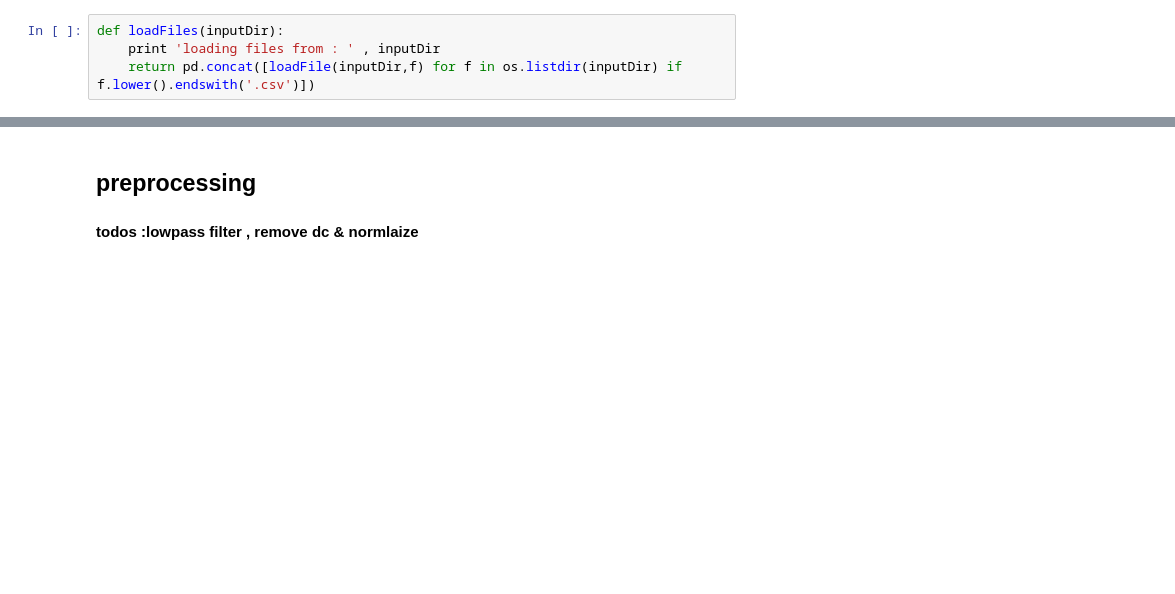
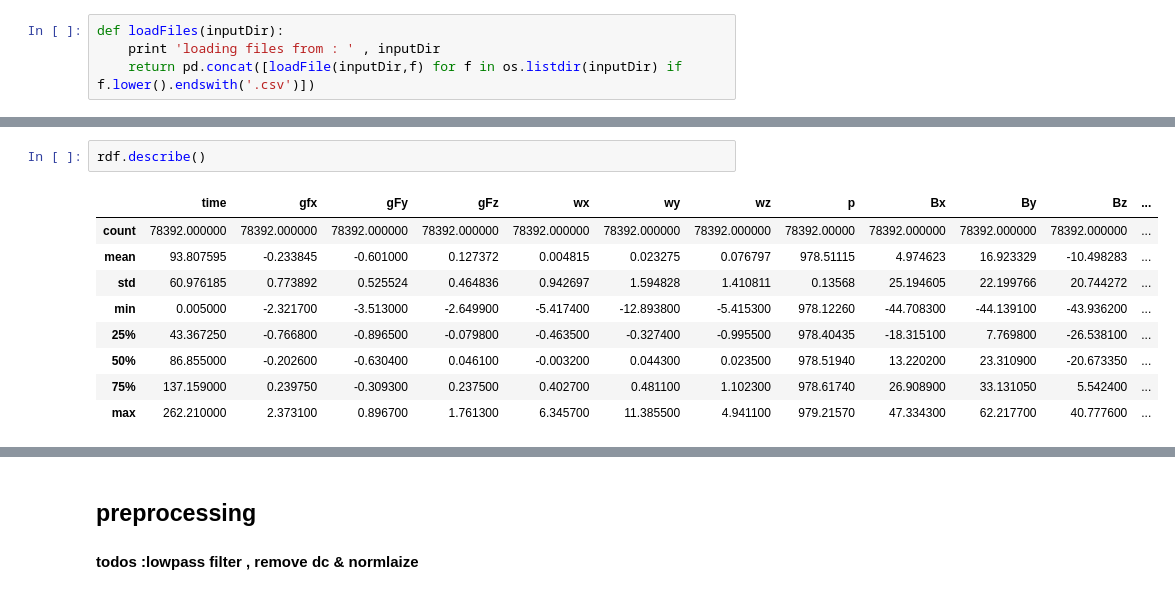
Before and after one commit to yuvalsolaz/modetection, a Jupyter notebook: model/whereIsMyPhone.ipynb, the cells around one changed output, grey strips where cells are left out. Saved outputs shown, nothing was run; the diff lists cells and outputs as text; blank space fills up the shorter version.

```diff
--- a/model/whereIsMyPhone.ipynb
+++ b/model/whereIsMyPhone.ipynb
@@ -56,3 +56,15 @@ rdf.head()
+# %%
+rdf.describe()
+# %% [output]
+|  | time | gfx | gFy | gFz | wx | wy | wz | p | Bx | By | Bz | ... |
+| count | 78392.000000 | 78392.000000 | 78392.000000 | 78392.000000 | 78392.000000 | 78392.000000 | 78392.000000 | 78392.00000 | 78392.000000 | 78392.000000 | 78392.000000 | ... |
+| mean | 93.807595 | -0.233845 | -0.601000 | 0.127372 | 0.004815 | 0.023275 | 0.076797 | 978.51115 | 4.974623 | 16.923329 | -10.498283 | ... |
+| std | 60.976185 | 0.773892 | 0.525524 | 0.464836 | 0.942697 | 1.594828 | 1.410811 | 0.13568 | 25.194605 | 22.199766 | 20.744272 | ... |
+| min | 0.005000 | -2.321700 | -3.513000 | -2.649900 | -5.417400 | -12.893800 | -5.415300 | 978.12260 | -44.708300 | -44.139100 | -43.936200 | ... |
+| 25% | 43.367250 | -0.766800 | -0.896500 | -0.079800 | -0.463500 | -0.327400 | -0.995500 | 978.40435 | -18.315100 | 7.769800 | -26.538100 | ... |
+| 50% | 86.855000 | -0.202600 | -0.630400 | 0.046100 | -0.003200 | 0.044300 | 0.023500 | 978.51940 | 13.220200 | 23.310900 | -20.673350 | ... |
+| 75% | 137.159000 | 0.239750 | -0.309300 | 0.237500 | 0.402700 | 0.481100 | 1.102300 | 978.61740 | 26.908900 | 33.131050 | 5.542400 | ... |
+| max | 262.210000 | 2.373100 | 0.896700 | 1.761300 | 6.345700 | 11.385500 | 4.941100 | 979.21570 | 47.334300 | 62.217700 | 40.777600 | ... |
 # %%
 rdf.dropna(axis=1,inplace=True)
 rdf.info()
```
Also changed, not shown: parts of 13 cells of this notebook.
